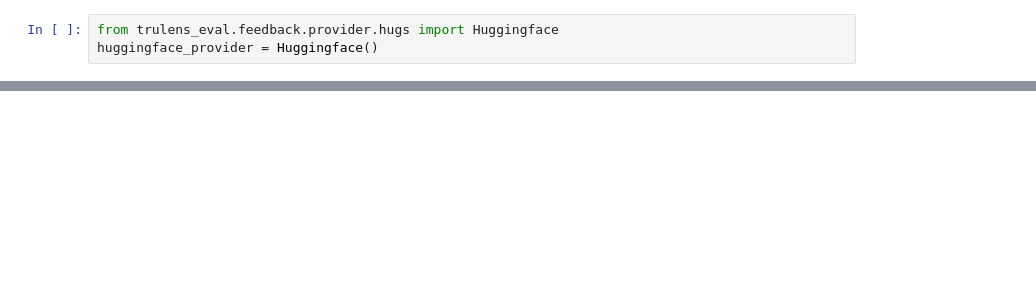
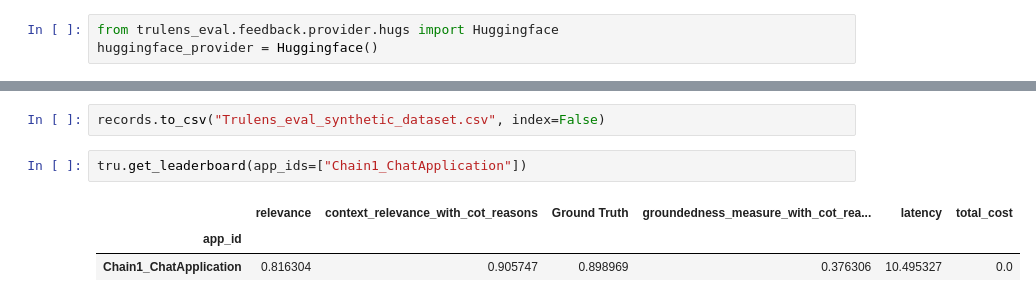
Before and after one commit to Priyanshu0/RAG_pipeline_testing, a Jupyter notebook: trulens_rag_triad_eval.ipynb, the cells around one changed output, grey strips where cells are left out. Drawn from its saved outputs; the diff is of its cells as text; blank space fills up the shorter version.

Commit message:
Additions in the trulens evaluation framework

```diff
--- a/trulens_rag_triad_eval.ipynb
+++ b/trulens_rag_triad_eval.ipynb
@@ -267 +353,9 @@ Dashboard already running at path:   Network URL: http://192.168.113.117:8501
+# %%
+records.to_csv("Trulens_eval_synthetic_dataset.csv", index=False)
+# %%
+tru.get_leaderboard(app_ids=["Chain1_ChatApplication"])
+# %% [output]
+|  | relevance | context_relevance_with_cot_reasons | Ground Truth | groundedness_measure_with_cot_rea... | latency | total_cost |
+| app_id |  |  |  |  |  |  |
+| Chain1_ChatApplication | 0.816304 | 0.905747 | 0.898969 | 0.376306 | 10.495327 | 0.0 |
 # %%
```
Also changed, not shown: parts of 77 cells of this notebook, 2 other files.
